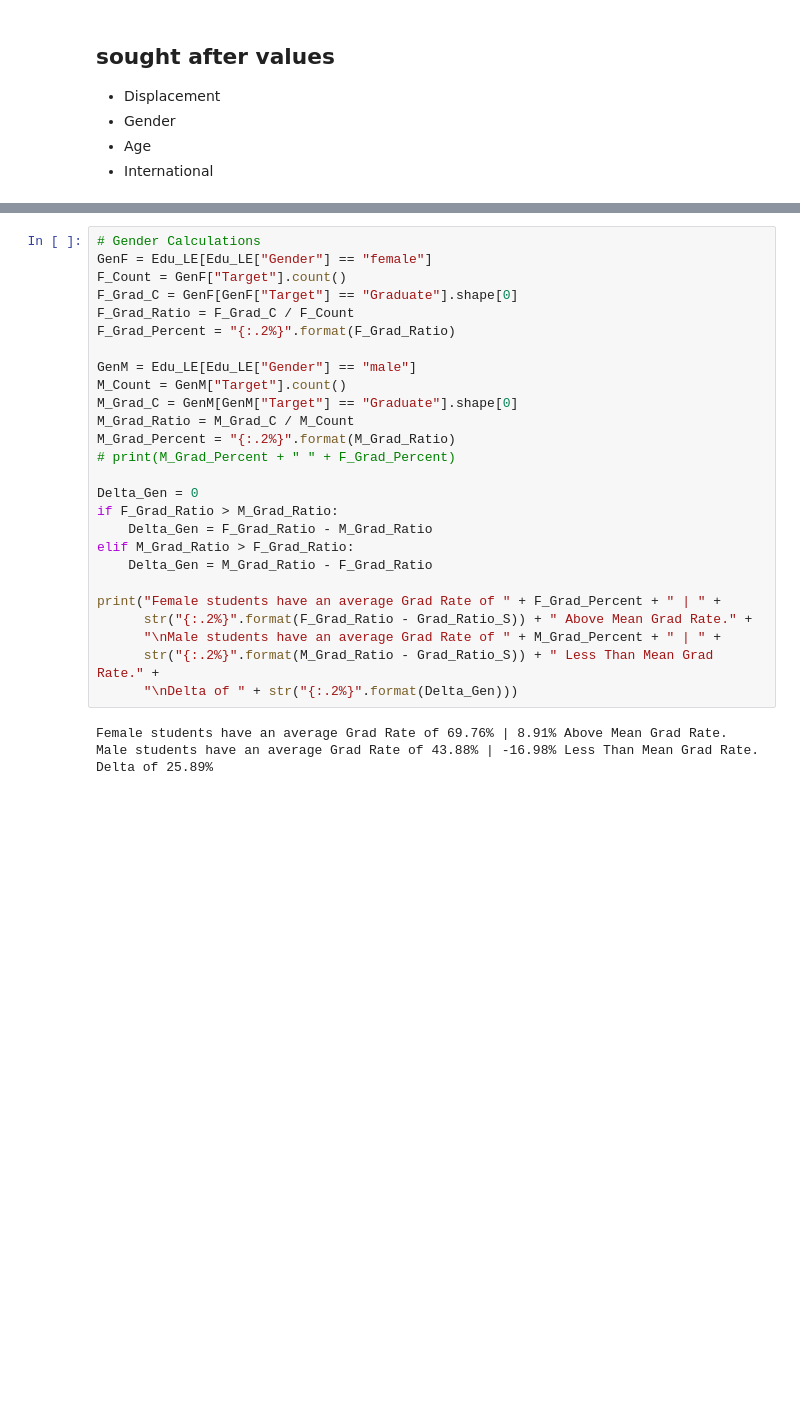
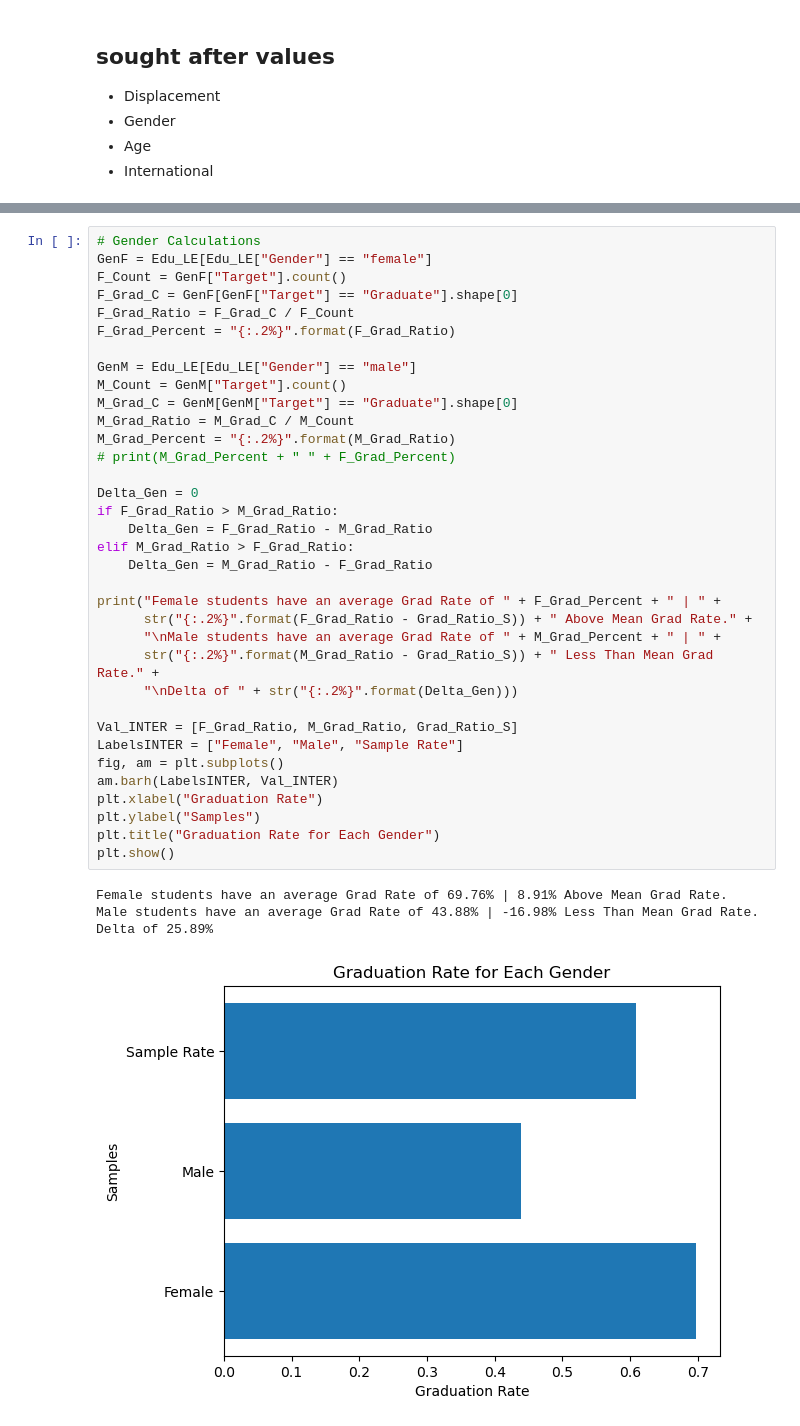
Before and after one commit to mlister3/Student_Success_Predictors, a Jupyter notebook: Thew_Workspace/Thew_Dataset_Manipulation.ipynb, the cells around one changed output, grey strips where cells are left out. Cells and saved outputs as stored; diff of their text form; blank space fills up the shorter version.

```diff
--- a/Thew_Workspace/Thew_Dataset_Manipulation.ipynb
+++ b/Thew_Workspace/Thew_Dataset_Manipulation.ipynb
@@ -141,33 +151,43 @@ Delta of 12.37%
 # %%
 # Gender Calculations
 GenF = Edu_LE[Edu_LE["Gender"] == "female"]
 F_Count = GenF["Target"].count()
 F_Grad_C = GenF[GenF["Target"] == "Graduate"].shape[0]
 F_Grad_Ratio = F_Grad_C / F_Count
 F_Grad_Percent = "{:.2%}".format(F_Grad_Ratio)
 
 GenM = Edu_LE[Edu_LE["Gender"] == "male"]
 M_Count = GenM["Target"].count()
 M_Grad_C = GenM[GenM["Target"] == "Graduate"].shape[0]
 M_Grad_Ratio = M_Grad_C / M_Count
 M_Grad_Percent = "{:.2%}".format(M_Grad_Ratio)
 # print(M_Grad_Percent + " " + F_Grad_Percent)
 
 Delta_Gen = 0
 if F_Grad_Ratio > M_Grad_Ratio:
     Delta_Gen = F_Grad_Ratio - M_Grad_Ratio
 elif M_Grad_Ratio > F_Grad_Ratio:
     Delta_Gen = M_Grad_Ratio - F_Grad_Ratio
 
 print("Female students have an average Grad Rate of " + F_Grad_Percent + " | " +
       str("{:.2%}".format(F_Grad_Ratio - Grad_Ratio_S)) + " Above Mean Grad Rate." +
       "\nMale students have an average Grad Rate of " + M_Grad_Percent + " | " +
       str("{:.2%}".format(M_Grad_Ratio - Grad_Ratio_S)) + " Less Than Mean Grad Rate." +
       "\nDelta of " + str("{:.2%}".format(Delta_Gen)))
+
+Val_INTER = [F_Grad_Ratio, M_Grad_Ratio, Grad_Ratio_S]
+LabelsINTER = ["Female", "Male", "Sample Rate"]
+fig, am = plt.subplots()
+am.barh(LabelsINTER, Val_INTER)
+plt.xlabel("Graduation Rate")
+plt.ylabel("Samples")
+plt.title("Graduation Rate for Each Gender")
+plt.show()
 # %% [output]
 Female students have an average Grad Rate of 69.76% | 8.91% Above Mean Grad Rate.
 Male students have an average Grad Rate of 43.88% | -16.98% Less Than Mean Grad Rate.
 Delta of 25.89%
+[figure, added]
 # %%
 # Age Calculations
 
```
Also changed, not shown: parts of 5 cells of this notebook, 6 other files.
